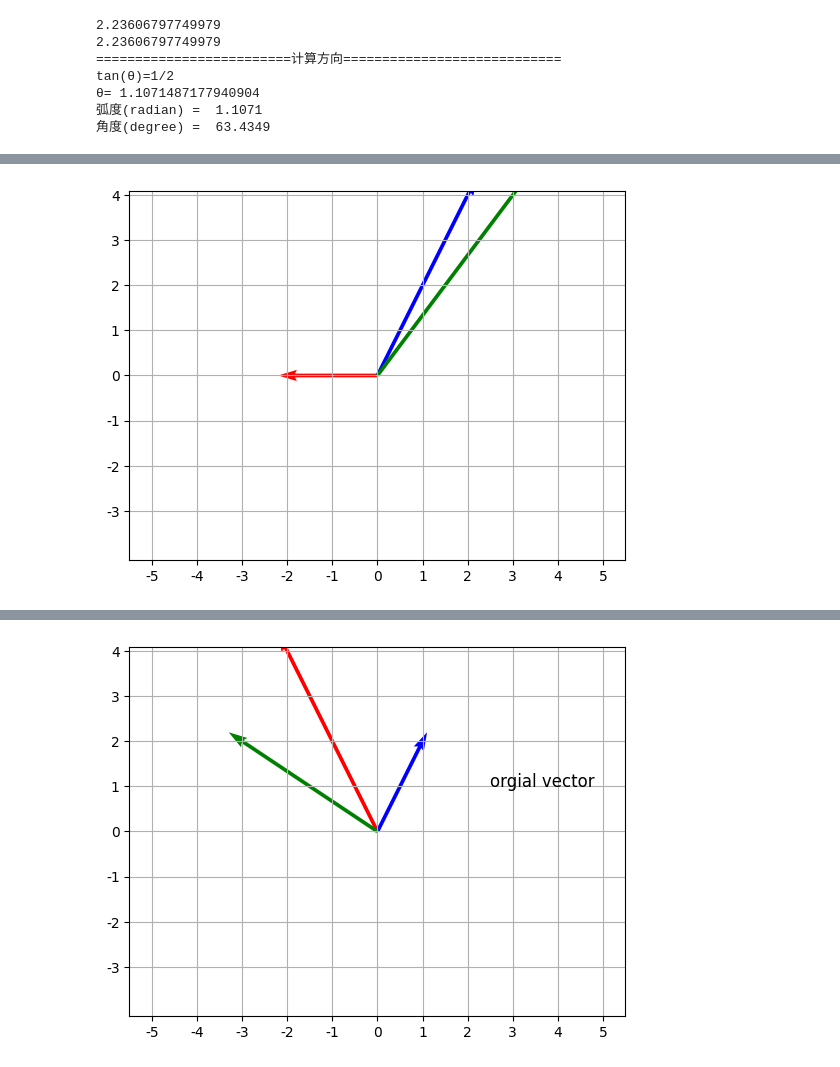
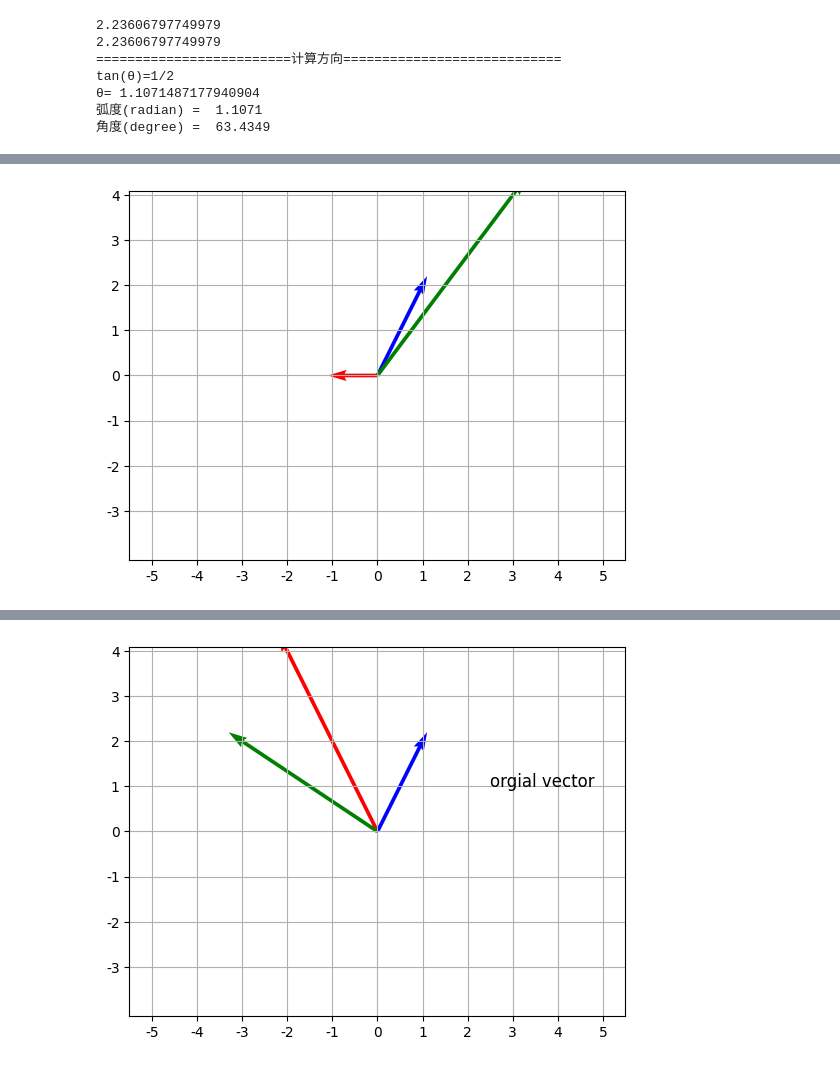
Before and after one commit to OnlyWell/d2l_tensorflow, a Jupyter notebook: book_charter/base_math/linear_algebra.ipynb, the cells around one changed output, grey strips where cells are left out. Saved outputs shown, nothing was run; the diff lists cells and outputs as text; code cells hidden in the pictures.

```diff
--- a/book_charter/base_math/linear_algebra.ipynb
+++ b/book_charter/base_math/linear_algebra.ipynb
@@ -40,28 +42,28 @@ import numpy as np
 # %%
 #3.向量的加减法
 import numpy as np
 import matplotlib.pyplot as plt
 v = np.array([1,2])
 v1 = np.array([1,2]) - 2
 v2 = np.array([1,2]) + 2
 
 #原点
 origin = [0],[0]
 
 #画有箭头的线
-plt.quiver(*origin, *v1, scale=5,color='r')
-plt.quiver(*origin, *v, scale=5,color='b')
-plt.quiver(*origin, *v2, scale=5,color='g')
+plt.quiver(*origin, *v1, scale=10,color='r')
+plt.quiver(*origin, *v, scale=10,color='b')
+plt.quiver(*origin, *v2, scale=10,color='g')
 
 #作图
 plt.axis('equal')
 plt.grid()
 
 plt.xticks(np.arange(-0.05,0.06,0.01),labels=np.arange(-5,6,1))
 plt.yticks(np.arange(-3,5,1)/100,labels=np.arange(-3,5,1))
 plt.show()
 # %% [output]
-[figure, old version]
+[figure, new version]
 # %%
 #向量乘除法
 import numpy as np
```
Also changed, not shown: parts of 2 cells of this notebook, 1 other file.
